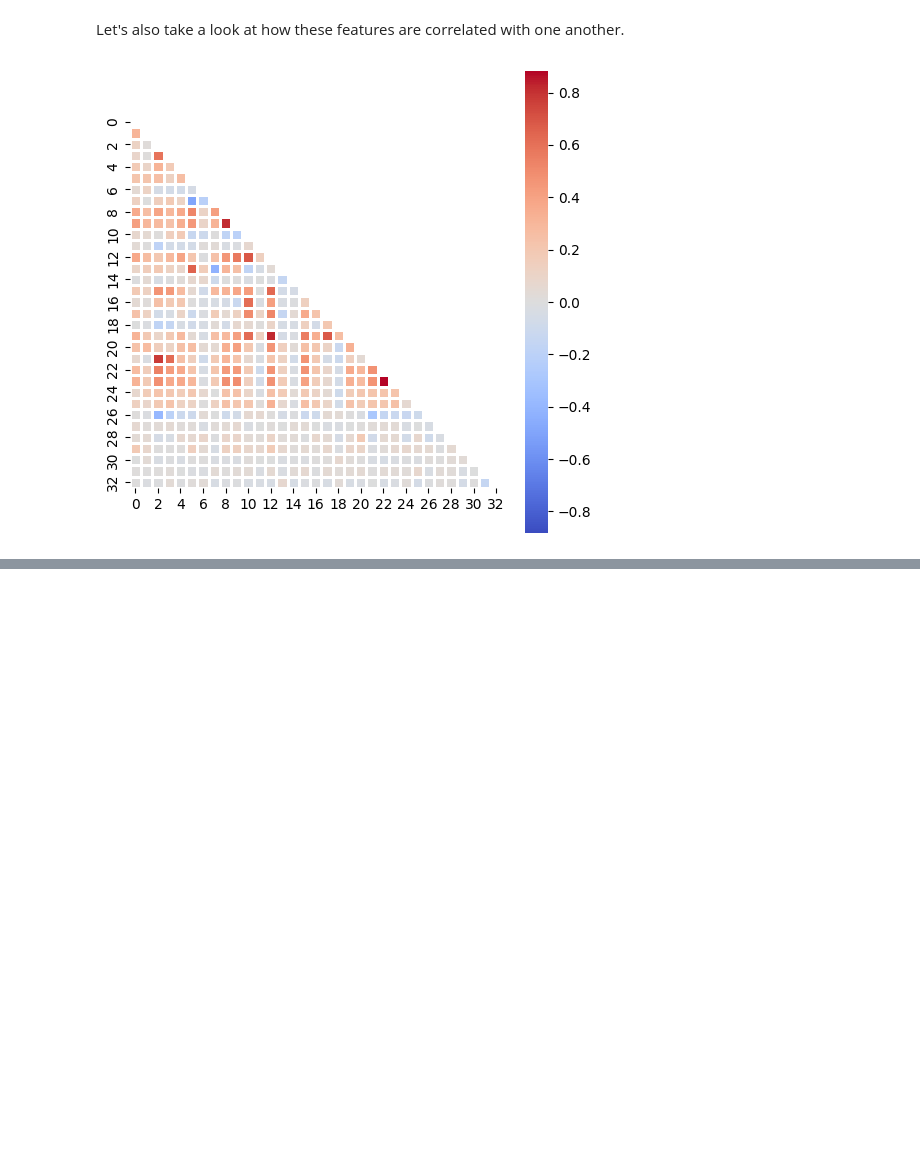
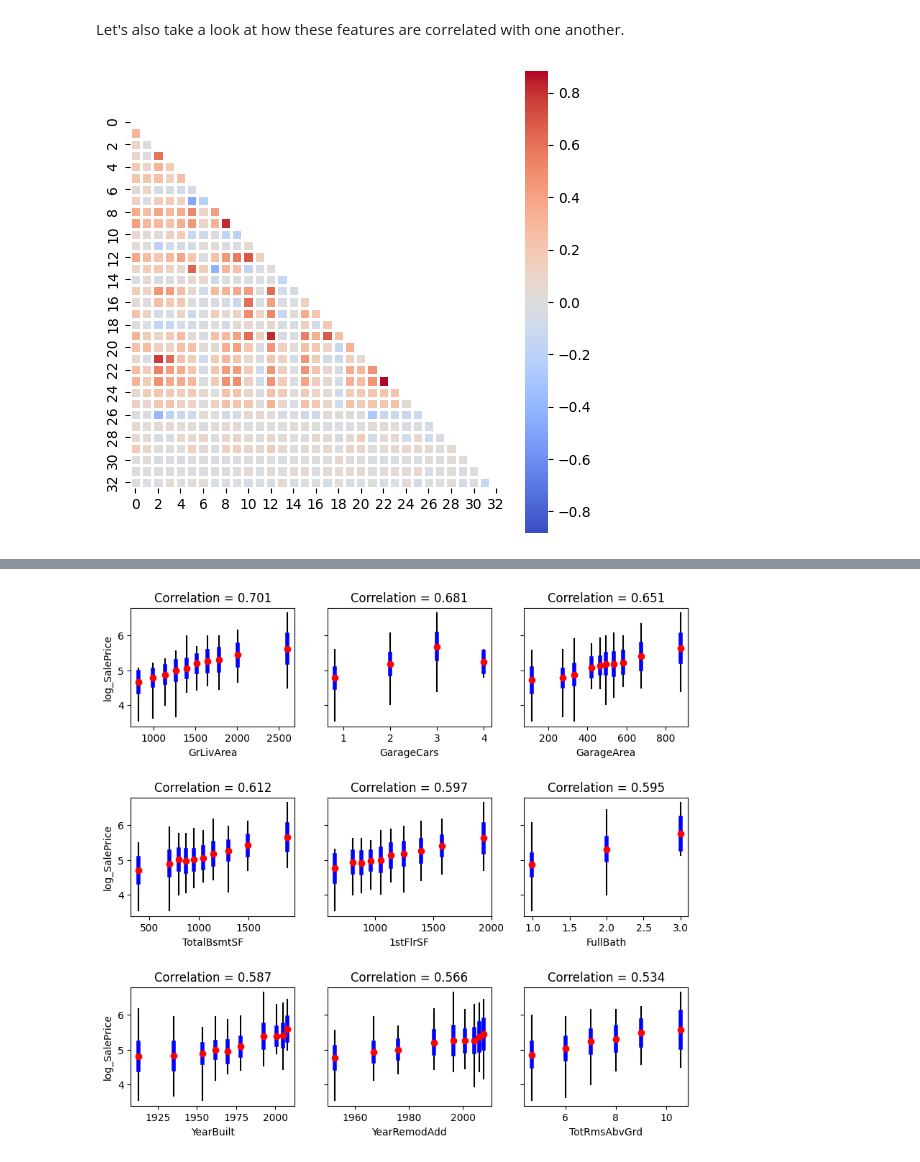
Before and after one commit to victorventuri/kaggle_play, a Jupyter notebook: house_price_tutorial/houseprices.ipynb, the cells around one changed output, grey strips where cells are left out. Drawn from its saved outputs; the diff is of its cells as text; code cells hidden in the pictures; blank space fills up the shorter version.

```diff
--- a/house_price_tutorial/houseprices.ipynb
+++ b/house_price_tutorial/houseprices.ipynb
@@ -430,0 +433,6 @@ _ = seaborn.heatmap(
+# %%
+for i in range(len(continuous_feature_names)):
+    for j in range(i+1, len(continuous_feature_names)):
+        corr = correlations[i, j]
+        if abs(corr) > 0.7:
+            print(f'Correlation {continuous_feature_names[i]} -- {continuous_feature_names[j]}: {corr:.2f}')
@@ -430,0 +446,48 @@ _ = seaborn.heatmap(
+# %%
+# Specify the quantiles to be used
+quantiles = 10
+
+fig, axes = plt.subplots(3, 3, figsize=(10, 9), sharey='all')
+fig.subplots_adjust(hspace=0.6)
+
+for i, (ind, feat_name) in enumerate(zip(corr_sort_idx[:9], continuous_feature_names[:9])):
+    # Get correlation value
+    correlation = correlations[ind, -1]
+
+    # Get relevant data
+    data_subset = full_training[[feat_name, log_target_name]].copy()
+    data_subset['quantile_bins'] = pd.qcut(data_subset[feat_name], q=quantiles, duplicates='drop')
+    # Aggregate info
+    grouped = data_subset.groupby('quantile_bins', observed=False)[log_target_name].agg(['mean', 'std', 'max', 'min'])
+    centers = data_subset.groupby('quantile_bins', observed=False)[feat_name].mean()
+
+    # Plot
+    row = i // 3
+    col = i % 3
+    for center, quantile_info in zip(centers, grouped.itertuples()):
+        # Min-max (omitting for better visualization)
+        axes[row, col].plot([center] * 2,
+                            [quantile_info.max, quantile_info.min],
+                            color='k',
+                            zorder=0)
+
+        # Mean +/- Std
+        axes[row, col].plot([center] * 2,
+                            [quantile_info.mean - quantile_info.std, quantile_info.mean + quantile_info.std],
+                            color='blue',
+                            linewidth=4,
+                            zorder=1)
+
+        # Just the mean
+        axes[row, col].scatter([center], [quantile_info.mean],
+                               color='red',
+                               marker='o',
+                               zorder=2)
+
+    # Set labels and title
+    axes[row, col].set_xlabel(feat_name)
+    if col == 0:
+        axes[row, col].set_ylabel(log_target_name)
+    axes[row, col].set_title(f'Correlation = {correlation:.3f}')
+# %% [output]
+[figure, added]
```
Also changed, not shown: parts of 4 cells of this notebook.
